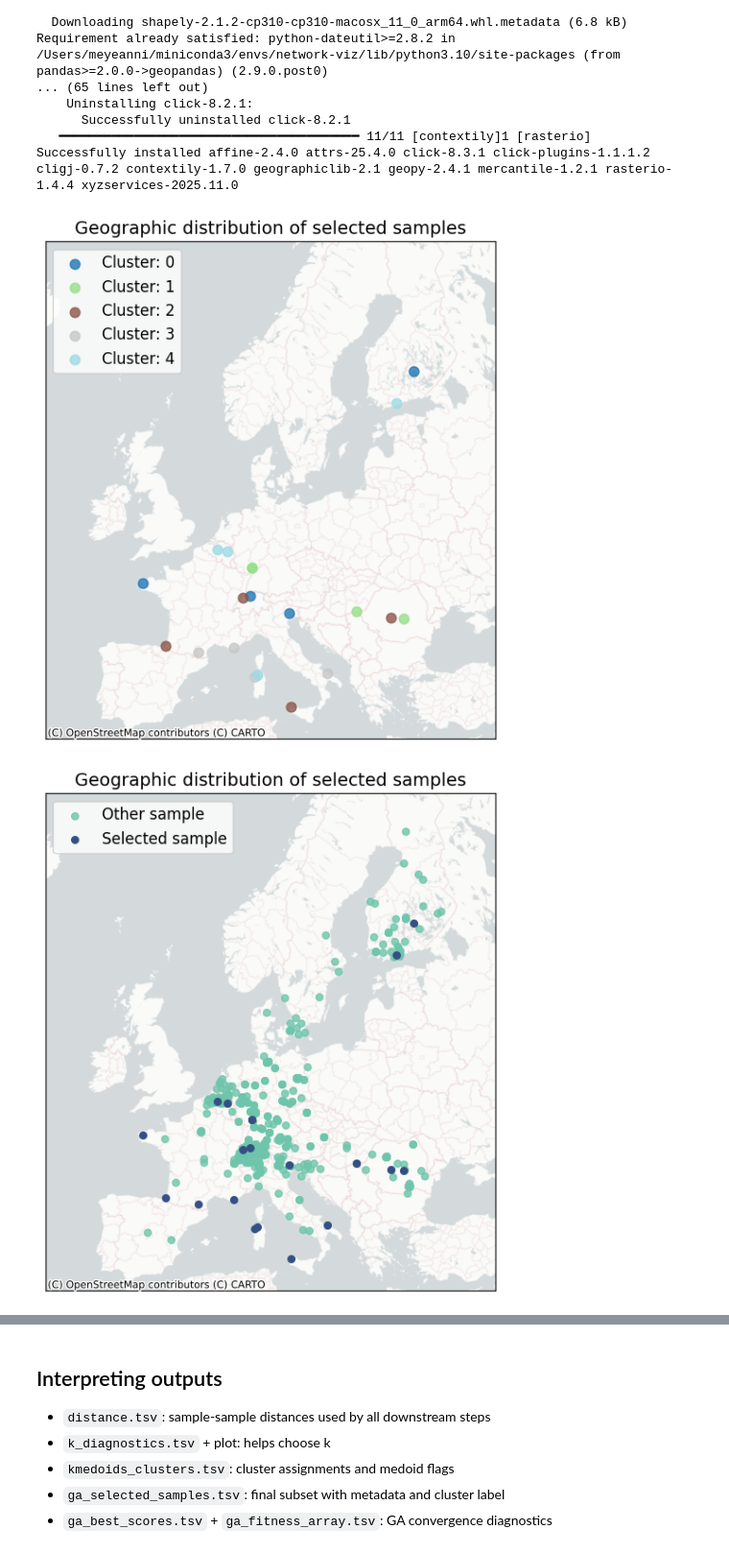
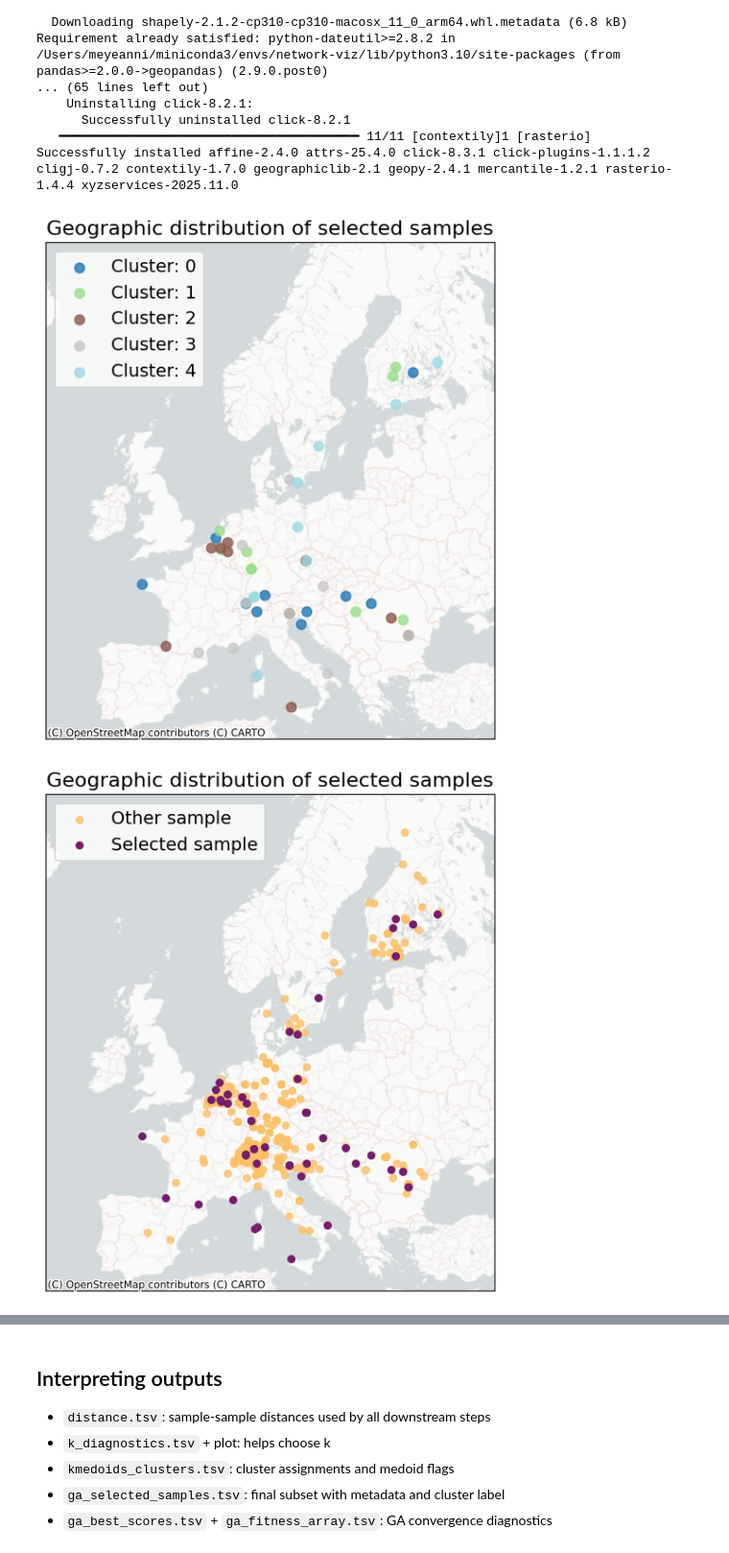
Before and after one commit to anninameyer/Intelligrate, a Jupyter notebook: docs/notebooks/01_subset_kmedoids_ga_selection.ipynb, the cells around one changed output, grey strips where cells are left out. Shown at 96% size. Cells and saved outputs as stored; diff of their text form; code cells hidden in the pictures.

```diff
--- a/docs/notebooks/01_subset_kmedoids_ga_selection.ipynb
+++ b/docs/notebooks/01_subset_kmedoids_ga_selection.ipynb
@@ -41,7 +41,7 @@ repo_root = find_repo_root(Path.cwd())
 # Ensure local package imports work without installation
 sys.path.insert(0, str(repo_root / 'src'))
 
-results_dir = repo_root / 'results' / 'subset'
+results_dir = repo_root / 'results/HF_sourdough' / 'subset'
 results_dir.mkdir(parents=True, exist_ok=True)
 
 print('Repo root:', repo_root)
@@ -54,8 +54,8 @@ Results dir: /Users/meyeanni/Desktop/git_sourdough/Intelligrate/ko_from_amplicon
 - `feature_table_rel.tsv`: samples x features (relative abundances)
 - `metadata.tsv`: sample metadata (includes latitude/longitude and categorical fields)
 # %%
-feature_table = pd.read_csv(repo_root / 'data' / 'feature_table_rel.tsv', sep='	', index_col=0)
-metadata = pd.read_csv(repo_root / 'data' / 'metadata.tsv', sep='	', index_col=0)
+feature_table = pd.read_csv(repo_root / 'data/HF_sourdough' / 'feature_table_rel.tsv', sep='	', index_col=0)
+metadata = pd.read_csv(repo_root / 'data/HF_sourdough' / 'metadata.tsv', sep='	', index_col=0)
 
 print('Feature table:', feature_table.shape)
 print('Metadata:', metadata.shape)
@@ -316,18 +296,18 @@ from intelligrate.subset import ga_subset
 balance_vars = ['r_samp_country', 'r_samp_source', 'r_flour_organic']
 coord_vars = ('latitude', 'longitude')
 
-# GA settings (smaller values run faster for this demo)
+# GA settings (smaller values run faster for this demo for generation and population sizes)
 result_df, best_scores, fitness_array = ga_subset(
     cluster_df=clusters,
     metadata_df=metadata,
-    total_samples=20,
+    total_samples=50,
     balance_vars=balance_vars,
     coord_vars=coord_vars,
     min_category_n=2,
-    min_per_category=2,
+    min_per_category=5,
     grid_size=1.0,
-    population_size=30,
-    generations=20,
+    population_size=100,
+    generations=50,
     random_state=42,
     fixed_include = ['vubh091', 'vubh077', 'vubh075', 'vubh076', 'ubzh106', 'ubzh035', 'ubzh037', 'ubzh051'],
     fixed_exclude=[],
@@ -464,6 +427,10 @@ Requirement already satisfied: python-dateutil>=2.8.2 in /Users/meyeanni/minicon
       Successfully uninstalled click-8.2.1
    ━━━━━━━━━━━━━━━━━━━━━━━━━━━━━━━━━━━━━━━━ 11/11 [contextily]1 [rasterio]
 Successfully installed affine-2.4.0 attrs-25.4.0 click-8.3.1 click-plugins-1.1.1.2 cligj-0.7.2 contextily-1.7.0 geographiclib-2.1 geopy-2.4.1 mercantile-1.2.1 rasterio-1.4.4 xyzservices-2025.11.0
+# %%
+#load some colors for plotting
+hex_colors2 = ['#240E31FF', '#CB6BCEFF', '#468892FF', '#74F3D3FF',
+              '#751C6DFF', '#FDC067FF', '#AC9ECEFF', '#6EC5ABFF']
 # %%
 import geopandas as gpd
 from shapely.geometry import Point
@@ -522,15 +489,15 @@ ctx.add_basemap(ax, source=ctx.providers.CartoDB.PositronNoLabels)
 
 # Formatting
 handles, labels = ax.get_legend_handles_labels()
-ax.legend(handles, labels, loc='upper left', fontsize=12, title='')
-plt.title("Geographic distribution of selected samples", fontsize=14)
+ax.legend(handles, labels, loc='upper left', fontsize=14, title='')
+plt.title("Geographic distribution of selected samples", fontsize=16)
 ax.set_xticks([])
 ax.set_yticks([])
 plt.xlabel("")
 plt.ylabel("")
 plt.tight_layout()
 #save to pdf:
-#plt.savefig(results_dir / 'selected_samples_map_by_cluster.pdf', bbox_inches='tight', dpi=300)
+plt.savefig(results_dir / 'selected_samples_map_by_cluster.pdf', bbox_inches='tight', dpi=300)
 plt.show()
 
 df_full = metadata.copy()   # <- all samples
@@ -562,42 +529,42 @@ fig, ax = plt.subplots(figsize=(8, 6))
 geo_df[geo_df['Selected'] == False].plot(
     ax=ax,
     marker='o',
-    color="#6EC5ABFF",
+    color=hex_colors2[5],
     markersize=30,
     alpha=0.8,
     label='Other sample'
 )
 # 2. Plot selected samples on top (foreground)
 geo_df[geo_df['Selected'] == True].plot(
     ax=ax,
     marker='o',
-    color="#345084FF",   # Dark blue or whatever you like
+    color=hex_colors2[4],
     markersize=30,
     alpha=1.0,
     label='Selected sample'
 )
 
 # Set fixed zoom window (Europe)
 ax.set_xlim([-1700000, 4000000])
 ax.set_ylim([4200000, 10500000])
 
 # Add basemap
 ctx.add_basemap(ax, source=ctx.providers.CartoDB.PositronNoLabels)
 
 # Formatting
 handles, labels = ax.get_legend_handles_labels()
-ax.legend(handles, labels, loc='upper left', fontsize=12, title='')
-plt.title("Geographic distribution of selected samples", fontsize=14)
+ax.legend(handles, labels, loc='upper left', fontsize=14, title='')
+plt.title("Geographic distribution of selected samples", fontsize=16)
 ax.set_xticks([])
 ax.set_yticks([])
 plt.xlabel("")
 plt.ylabel("")
 plt.tight_layout()
 #save to pdf:
-#plt.savefig(results_dir / 'selected_samples_map_vs_all_samples.pdf', bbox_inches='tight', dpi=300)
+plt.savefig(results_dir / 'selected_samples_map_vs_all_samples.pdf', bbox_inches='tight', dpi=300)
 plt.show()
 # %% [output]
-[figure, old version]
+[figure, new version]
-[figure, old version]
+[figure, new version]
 # %% [markdown]
 ### Metadata balance plots
```
Also changed, not shown: parts of 11 cells of this notebook, 18 other files.
